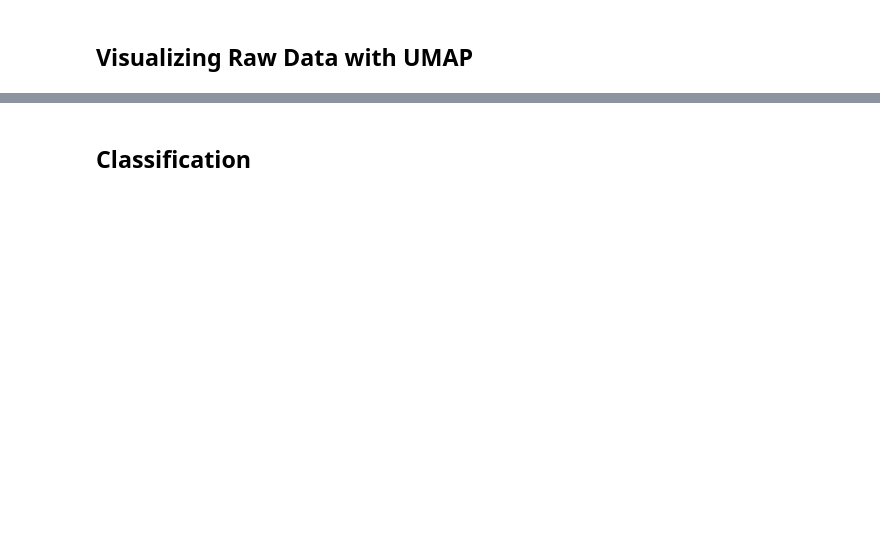
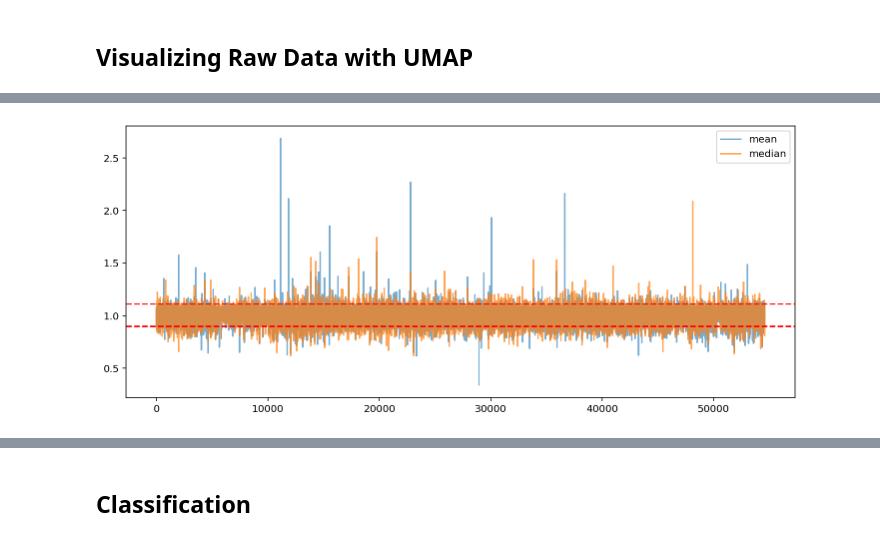
Before and after one commit to Yukodeng/118B-Final-Project, a Jupyter notebook: Cogs118B Final Project.ipynb, the cells around one changed output, grey strips where cells are left out. Drawn from its saved outputs; the diff is of its cells as text; code cells hidden in the pictures; blank space fills up the shorter version.

```diff
--- a/Cogs118B Final Project.ipynb
+++ b/Cogs118B Final Project.ipynb
@@ -87,0 +91,3 @@ draw_umap(raw_data)
+# %%
+median = gene.groupby(by=['group']).median()
+median
@@ -87,0 +100,9 @@ draw_umap(raw_data)
+# %%
+expression = gene.groupby(by=['group']).mean()
+x1 = expression.iloc[0,].values
+x2 = expression.iloc[1,].values
+expression.loc['mean ratio'] = (x1/x2)
+expression.loc['autism median'] = median.iloc[0]
+expression.loc['control median'] = median.iloc[1]
+expression.loc['median ratio'] = (median.iloc[0] / median.iloc[1])
+expression
@@ -94,0 +123,28 @@ gene_flt = gene.loc[:, ind]
+# %%
+def filter_by_MeanOrMedian(r = 0.9): # ratio of group means
+    #by mean
+    by_mean = expression.drop(columns=high_var)
+    exp_df = pd.DataFrame((by_mean.iloc[2] > r**(-1))|(by_mean.iloc[2] < r))
+    ind_mean = exp_df[exp_df['mean ratio']==True].index.to_list()
+    # high variance by median
+    by_median = expression.loc[:,high_var]
+    exp_df = pd.DataFrame((by_median.iloc[5] > r**(-1))|(by_median.iloc[5] < r))
+    ind_median = exp_df[exp_df['median ratio']==True].index.to_list()
+    ind = [gene.columns[0]] + ind_mean + ind_median
+
+    gene_flt_mean = gene.loc[:,ind]
+    return gene_flt_mean
+
+
+def plot_filter(figsize, r=0.9):
+    m_ratio = x1/x2
+    median_ratio = expression.iloc[5].values
+
+    plt.figure(figsize=figsize)
+    plt.plot(m_ratio, label='mean', alpha=0.6)
+    plt.plot(median_ratio, label='median',alpha=0.7)
+
+    plt.axhline(y=r, color='r', linestyle='--')
+    plt.axhline(y=r**(-1), color='r',linestyle='--')
+    plt.legend()
+    plt.show()
@@ -95 +167,5 @@ gene_flt = gene.loc[:, ind]
+# %%
+plot_filter(figsize=(12,5))
+# %% [output]
+[figure, added]
 # %%
```
Also changed, not shown: parts of 46 cells of this notebook, 10 other files.
